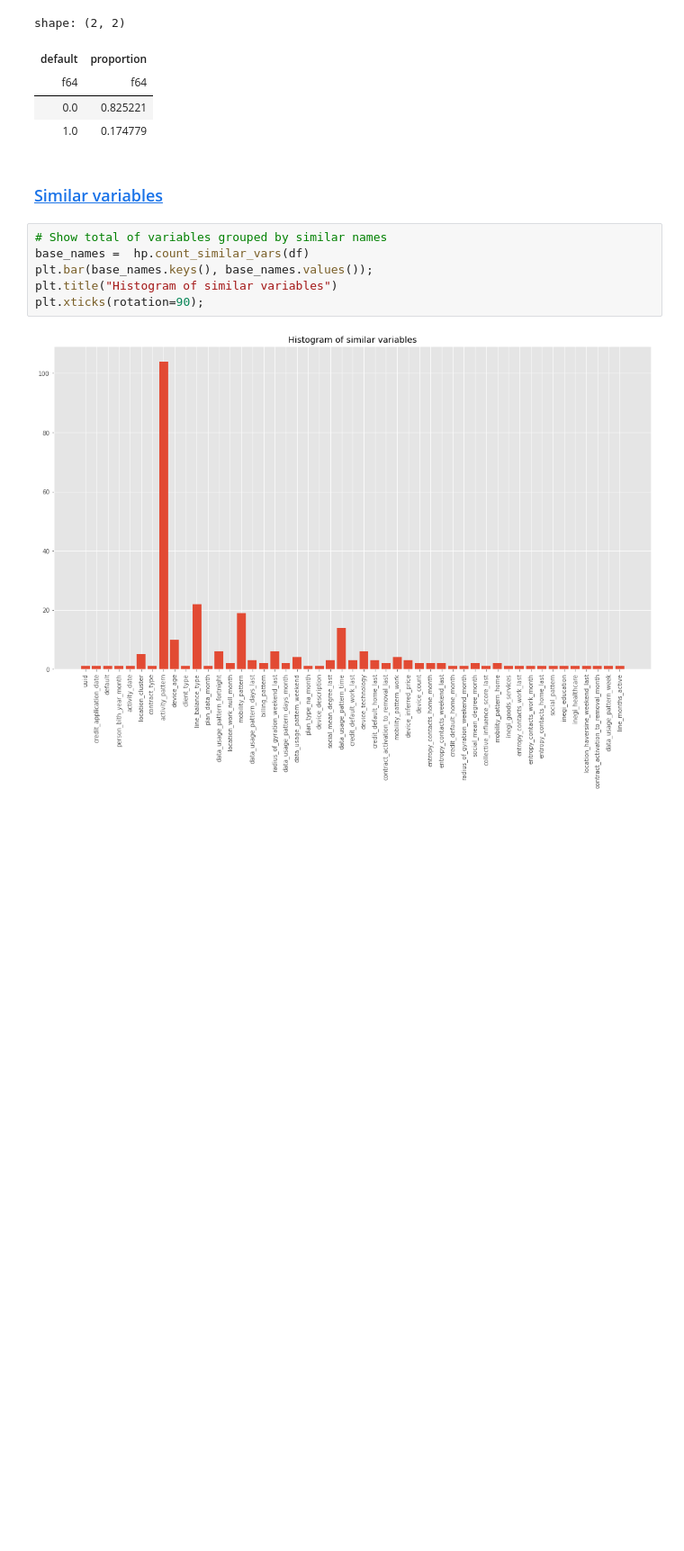
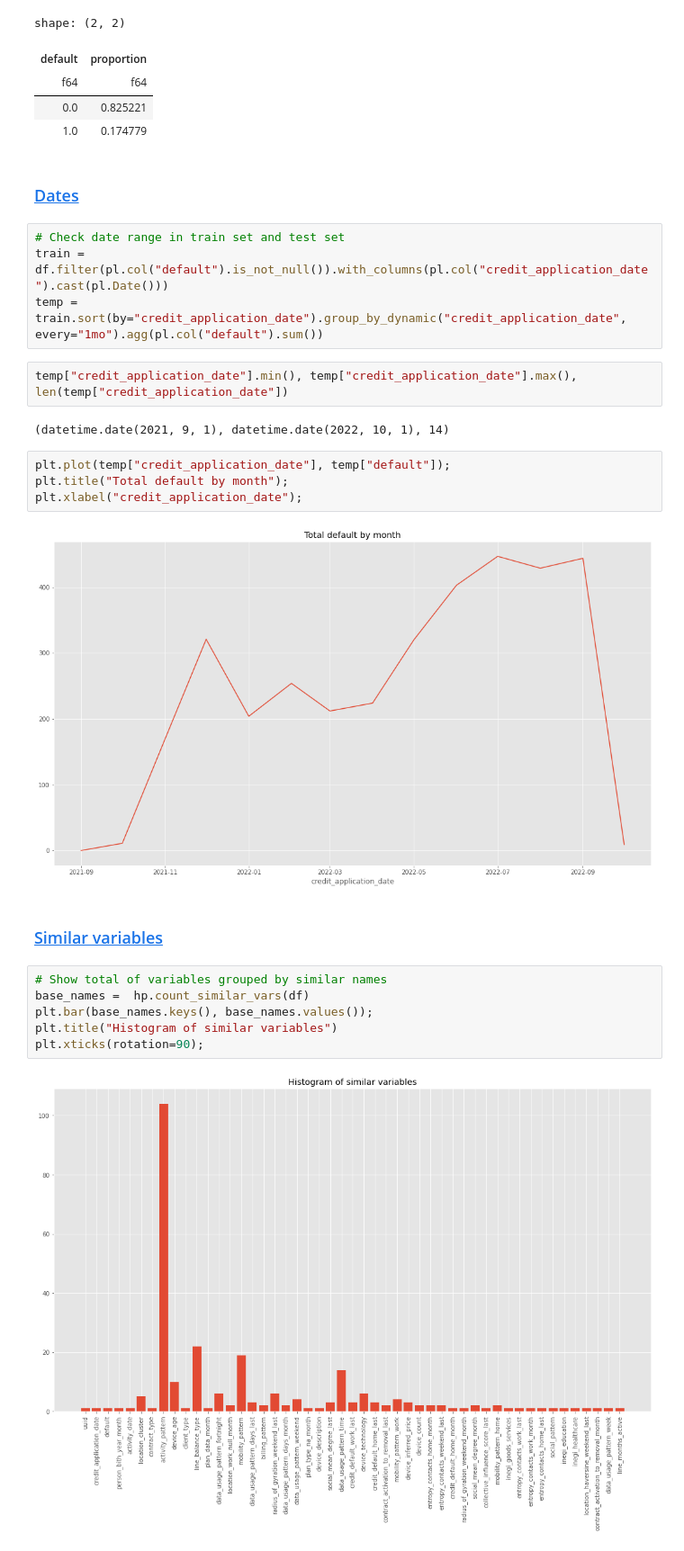
Before and after one commit to Rodma-BR/Loan-default-prediction, a Jupyter notebook: notebooks/EDA.ipynb, the cells around one changed output. Shown: that part at 90% size. Saved outputs shown, nothing was run; the diff lists cells and outputs as text; blank space fills up the shorter version.

```diff
--- a/notebooks/EDA.ipynb
+++ b/notebooks/EDA.ipynb
@@ -151,8 +157,24 @@ shape: (2, 2)
 | f64 | f64 |
 | 0.0 | 0.825221 |
 | 1.0 | 0.174779 |
+# %% [markdown]
+### <a id='toc1_3_4_'></a>[Dates](#toc0_)
+# %%
+# Check date range in train set and test set
+train = df.filter(pl.col("default").is_not_null()).with_columns(pl.col("credit_application_date").cast(pl.Date()))
+temp = train.sort(by="credit_application_date").group_by_dynamic("credit_application_date", every="1mo").agg(pl.col("default").sum())
+# %%
+temp["credit_application_date"].min(), temp["credit_application_date"].max(), len(temp["credit_application_date"])
+# %% [output]
+(datetime.date(2021, 9, 1), datetime.date(2022, 10, 1), 14)
+# %%
+plt.plot(temp["credit_application_date"], temp["default"]);
+plt.title("Total default by month");
+plt.xlabel("credit_application_date");
+# %% [output]
+[figure, added]
 # %% [markdown]
-### <a id='toc1_3_3_'></a>[Similar variables](#toc0_)
+### <a id='toc1_3_5_'></a>[Similar variables](#toc0_)
 # %%
 # Show total of variables grouped by similar names
 base_names =  hp.count_similar_vars(df)
```
Also changed, not shown: parts of 16 cells of this notebook, 2 other files.
